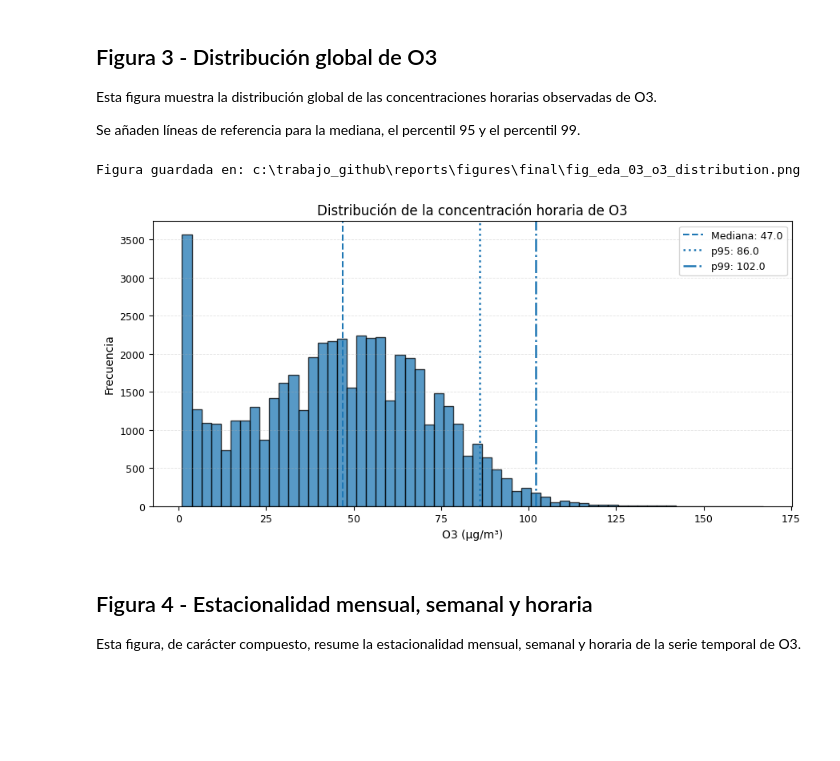
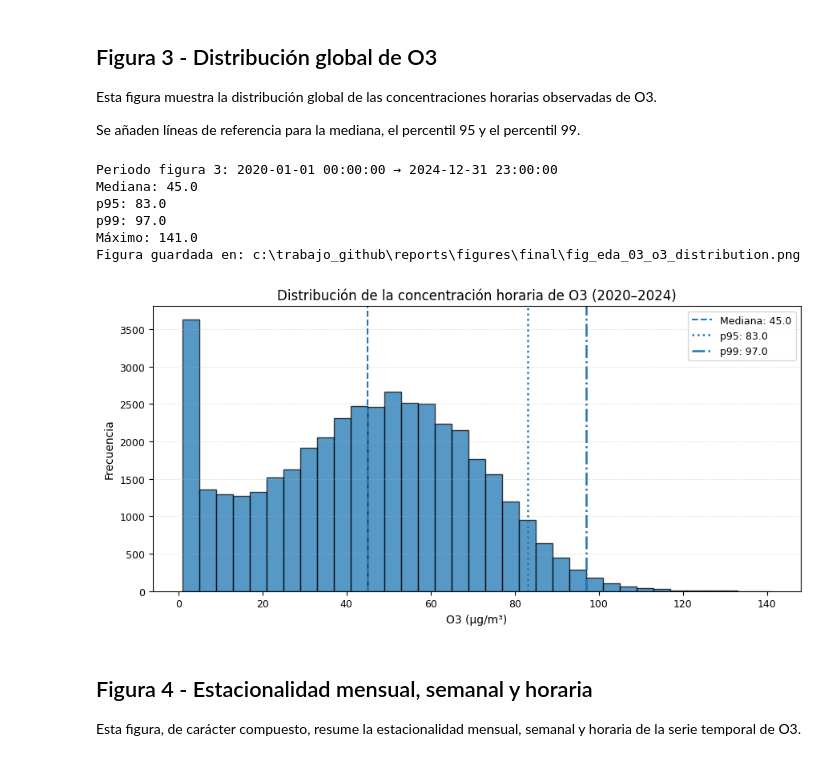
Before and after one commit to hipenation2142/trabajo, a Jupyter notebook: notebooks/01b_eda_final_figures.ipynb, the cells around one changed output. Cells and saved outputs as stored; diff of their text form; code cells hidden in the pictures; blank space fills up the shorter version.

```diff
--- a/notebooks/01b_eda_final_figures.ipynb
+++ b/notebooks/01b_eda_final_figures.ipynb
@@ -443,40 +478,58 @@ Esta figura muestra la distribución global de las concentraciones horarias obse
 
 Se añaden líneas de referencia para la mediana, el percentil 95 y el percentil 99.
 # %%
-observed_o3 = observed_df["o3"]
+observed_o3 = observed_modeling_df["o3"].dropna()
 
 median_o3 = observed_o3.median()
 p95_o3 = observed_o3.quantile(0.95)
 p99_o3 = observed_o3.quantile(0.99)
 
+print(
+    "Periodo figura 3:",
+    observed_modeling_df["timestamp"].min(),
+    "→",
+    observed_modeling_df["timestamp"].max(),
+)
+print(f"Mediana: {median_o3:.1f}")
+print(f"p95: {p95_o3:.1f}")
+print(f"p99: {p99_o3:.1f}")
+print(f"Máximo: {observed_o3.max():.1f}")
+
+assert observed_modeling_df["timestamp"].max() <= MODELING_END
+
 fig, ax = plt.subplots(figsize=(9, 4.5))
 
 ax.hist(
     observed_o3,
-    bins=60,
+    bins=35,
     edgecolor="black",
     alpha=0.75,
 )
 
 ax.axvline(median_o3, linestyle="--", linewidth=1.5, label=f"Mediana: {median_o3:.1f}")
 ax.axvline(p95_o3, linestyle=":", linewidth=1.8, label=f"p95: {p95_o3:.1f}")
 ax.axvline(p99_o3, linestyle="-.", linewidth=1.8, label=f"p99: {p99_o3:.1f}")
 
-ax.set_title("Distribución de la concentración horaria de O3")
+ax.set_title("Distribución de la concentración horaria de O3 (2020–2024)")
 ax.set_xlabel("O3 (µg/m³)")
 ax.set_ylabel("Frecuencia")
 ax.legend()
 
 ax.grid(axis="y", linestyle="--", linewidth=0.6, alpha=0.35)
 
 fig.tight_layout()
 
 save_final_figure(fig, "fig_eda_03_o3_distribution.png")
 
 plt.show()
 # %% [output]
+Periodo figura 3: 2020-01-01 00:00:00 → 2024-12-31 23:00:00
+Mediana: 45.0
+p95: 83.0
+p99: 97.0
+Máximo: 141.0
 Figura guardada en: c:\trabajo_github\reports\figures\final\fig_eda_03_o3_distribution.png
-[figure, old version]
+[figure, new version]
 # %% [markdown]
 ## Figura 4 - Estacionalidad mensual, semanal y horaria
 
```
Also changed, not shown: parts of 3 cells of this notebook, 3 other files.
